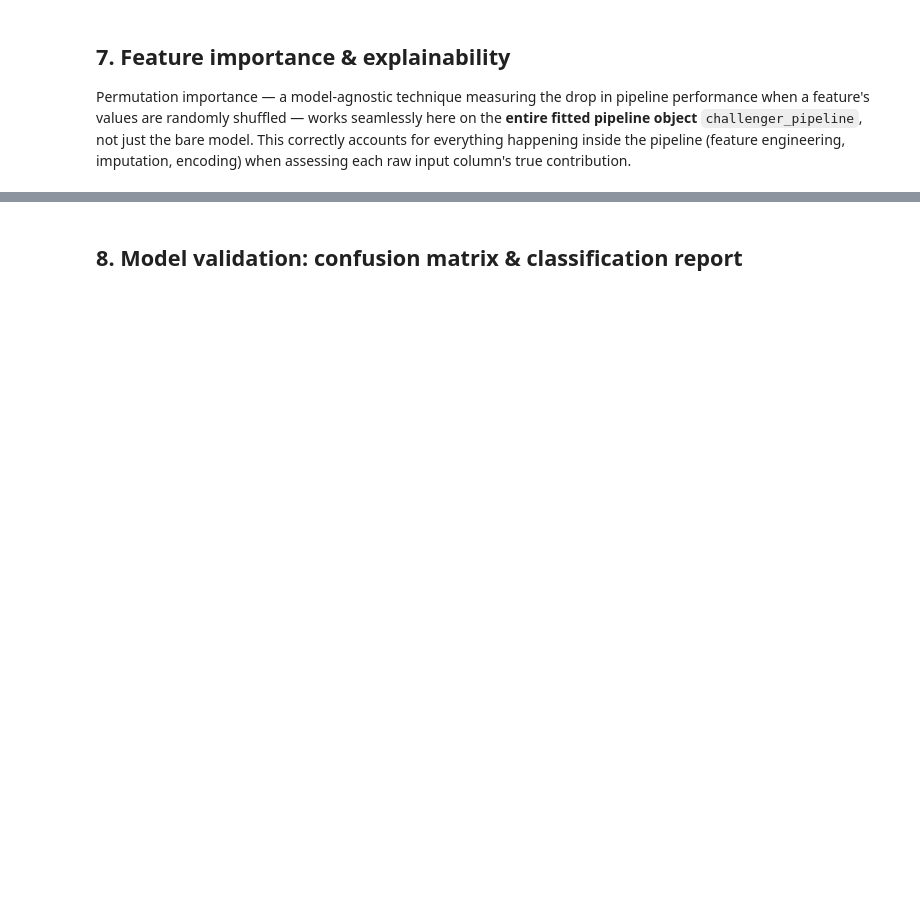
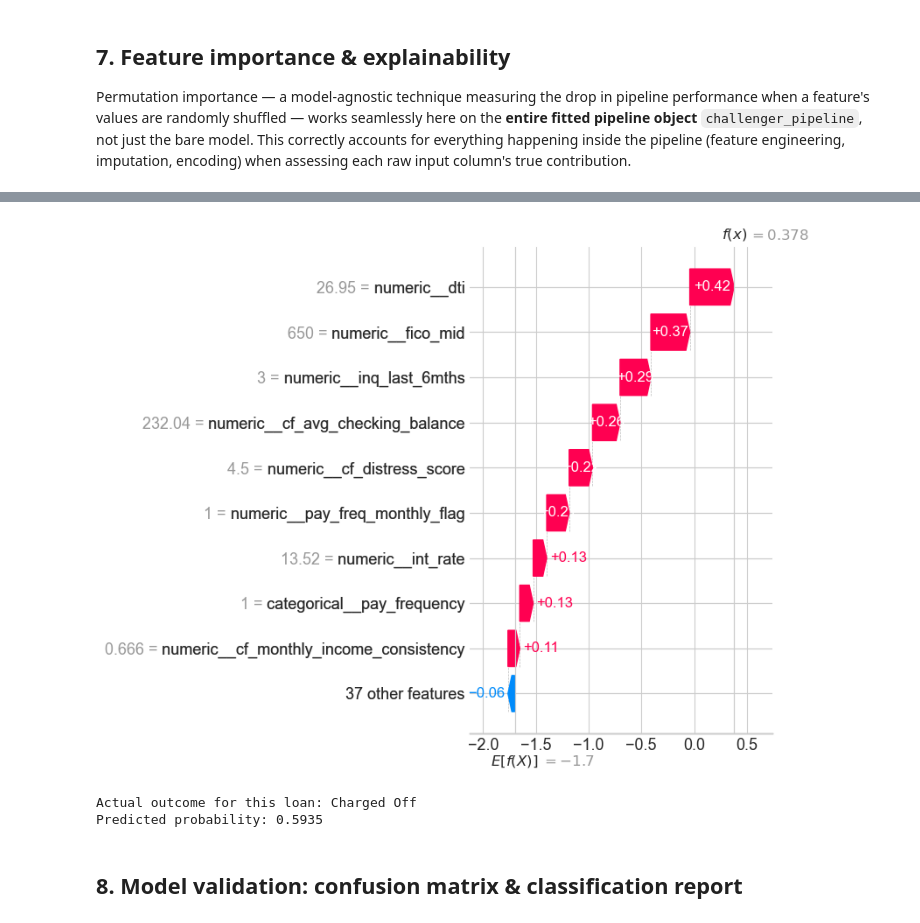
Before and after one commit to rmbavishi/credit-risk-scorecard-pipeline, a Jupyter notebook: notebooks/01_credit_risk_scorecard_pipeline.ipynb, the cells around one changed output, grey strips where cells are left out. Saved outputs shown, nothing was run; the diff lists cells and outputs as text; code cells hidden in the pictures; blank space fills up the shorter version.

```diff
--- a/notebooks/01_credit_risk_scorecard_pipeline.ipynb
+++ b/notebooks/01_credit_risk_scorecard_pipeline.ipynb
@@ -312,3 +467,27 @@ print(f"{n_cf_in_top} of the top {top_n} features are cash-flow attributes")
+# %%
+# Pick a specific loan from the test set - e.g., the first one
+loan_index = 0
+
+fig = plt.figure(figsize=(10, 5))
+shap.plots.waterfall(
+    shap.Explanation(
+        values=shap_values[loan_index],
+        base_values=explainer.expected_value,
+        data=X_test_processed[loan_index] if hasattr(X_test_processed, "__getitem__") else X_test_processed.iloc[loan_index].values,
+        feature_names=feature_names_processed,
+    ),
+    show=False
+)
+plt.tight_layout()
+plt.savefig("../outputs/shap_single_loan.png", dpi=120)
+plt.show()
+
+print(f"Actual outcome for this loan: {'Charged Off' if y_test.iloc[loan_index] == 1 else 'Good'}")
+print(f"Predicted probability: {challenger_pred[loan_index]:.4f}")
+# %% [output]
+[figure, added]
+Actual outcome for this loan: Charged Off
+Predicted probability: 0.5935
 # %% [markdown]
 ## 8. Model validation: confusion matrix & classification report
 # %%
```
Also changed, not shown: parts of 26 cells of this notebook, 5 other files.
